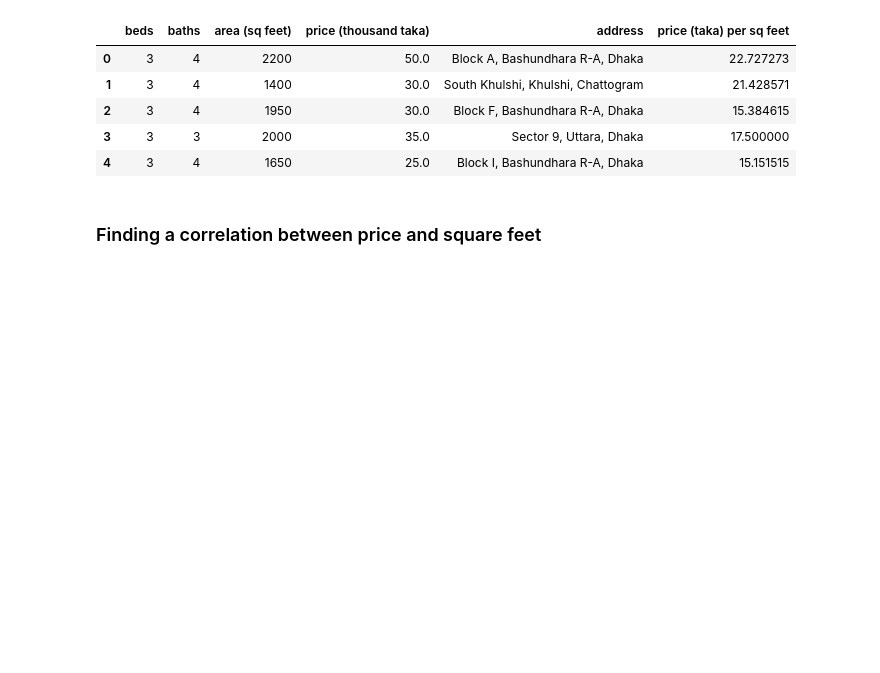
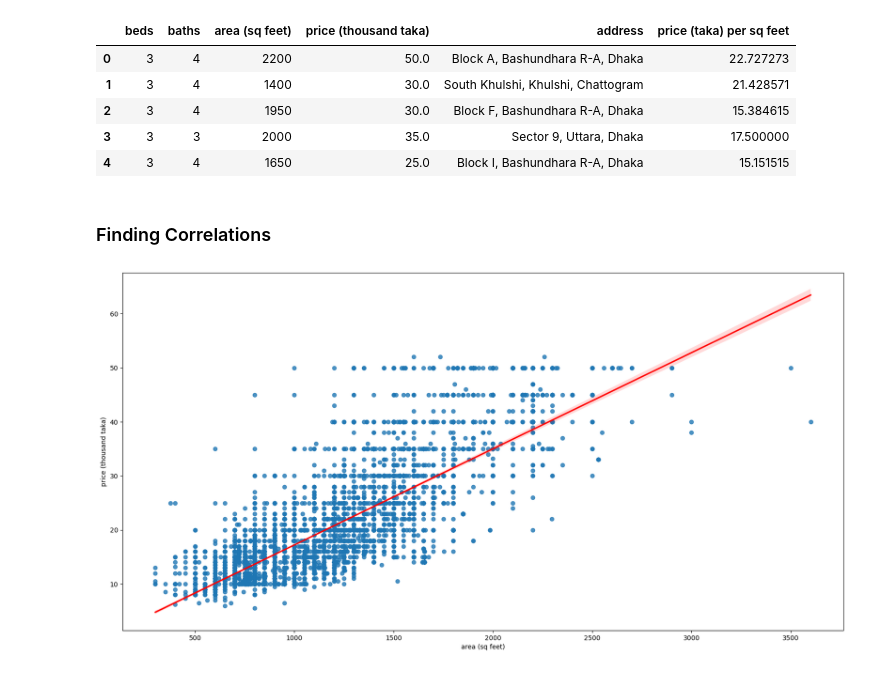
Before and after one commit to EirfatChoudhury/Bangladesh-House-Prices, a Jupyter notebook: bangladesh.ipynb, the cells around one changed output. Cells and saved outputs as stored; diff of their text form; code cells hidden in the pictures; blank space fills up the shorter version.

Commit message:
Found correlations and regression lines for price vs area, price vs beds, and price vs baths

```diff
--- a/bangladesh.ipynb
+++ b/bangladesh.ipynb
@@ -310,7 +310,10 @@ df6.head()
 | 2 | 3 | 4 | 1950 | 30.0 | Block F, Bashundhara R-A, Dhaka | 15.384615 |
 | 3 | 3 | 3 | 2000 | 35.0 | Sector 9, Uttara, Dhaka | 17.500000 |
 | 4 | 3 | 4 | 1650 | 25.0 | Block I, Bashundhara R-A, Dhaka | 15.151515 |
-# %% [markdown]
-### Finding a correlation between price and square feet
+# %% [markdown]
+### Finding Correlations
 # %%
-# priceVsArea = sns.regplot(x="", y="gross", data=df6, line_kws={"color": "blue"})
+# Price vs Area
+priceVsArea = sns.regplot(x="area (sq feet)", y="price (thousand taka)", data=df6, line_kws={"color": "red"})
+# %% [output]
+[figure, added]
```
Also changed, not shown: parts of 2 cells of this notebook.
